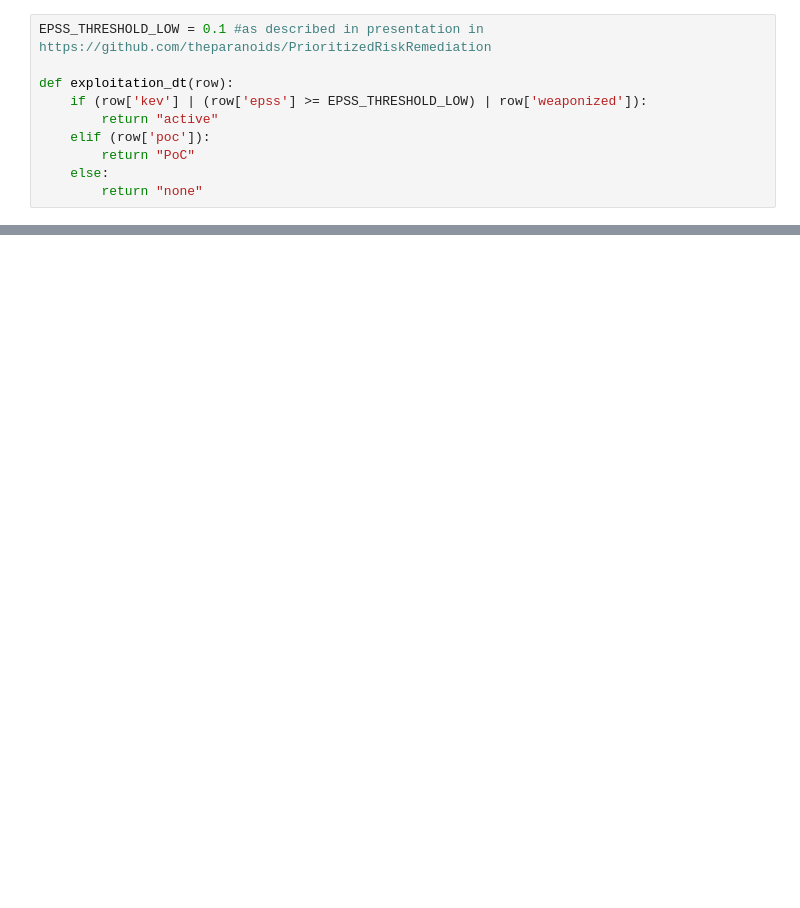
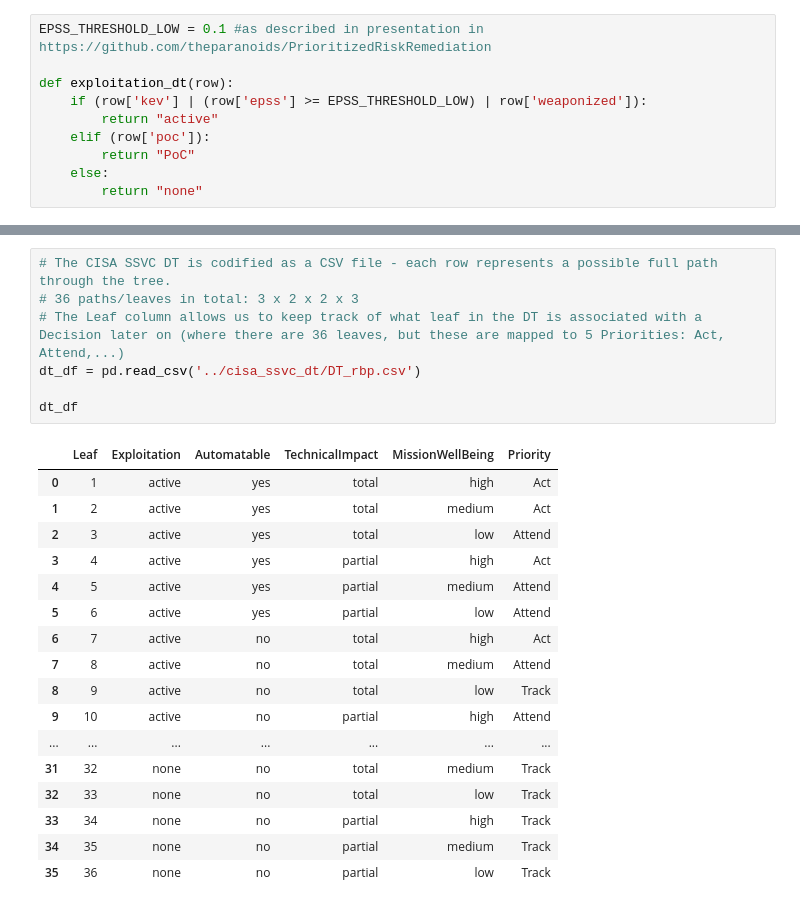
Before and after one commit to RiskBasedPrioritization/RiskBasedPrioritizationAnalysis, a Jupyter notebook: analysis/cvss-bt.ipynb, the cells around one changed output, grey strips where cells are left out. Saved outputs shown, nothing was run; the diff lists cells and outputs as text; blank space fills up the shorter version.

Commit message:
cvss-bt ssvc

```diff
--- a/analysis/cvss-bt.ipynb
+++ b/analysis/cvss-bt.ipynb
@@ -441,0 +625,25 @@ def technical_impact_dt(confidentialityImpact, integrityImpact):
+# %%
+# The CISA SSVC DT is codified as a CSV file - each row represents a possible full path through the tree.
+# 36 paths/leaves in total: 3 x 2 x 2 x 3
+# The Leaf column allows us to keep track of what leaf in the DT is associated with a Decision later on (where there are 36 leaves, but these are mapped to 5 Priorities: Act, Attend,...)
+dt_df = pd.read_csv('../cisa_ssvc_dt/DT_rbp.csv')
+
+dt_df
+# %% [output]
+|  | Leaf | Exploitation | Automatable | TechnicalImpact | MissionWellBeing | Priority |
+| 0 | 1 | active | yes | total | high | Act |
+| 1 | 2 | active | yes | total | medium | Act |
+| 2 | 3 | active | yes | total | low | Attend |
+| 3 | 4 | active | yes | partial | high | Act |
+| 4 | 5 | active | yes | partial | medium | Attend |
+| 5 | 6 | active | yes | partial | low | Attend |
+| 6 | 7 | active | no | total | high | Act |
+| 7 | 8 | active | no | total | medium | Attend |
+| 8 | 9 | active | no | total | low | Track |
+| 9 | 10 | active | no | partial | high | Attend |
+| ... | ... | ... | ... | ... | ... | ... |
+| 31 | 32 | none | no | total | medium | Track |
+| 32 | 33 | none | no | total | low | Track |
+| 33 | 34 | none | no | partial | high | Track |
+| 34 | 35 | none | no | partial | medium | Track |
+| 35 | 36 | none | no | partial | low | Track |
```
Also changed, not shown: parts of 23 cells of this notebook.
